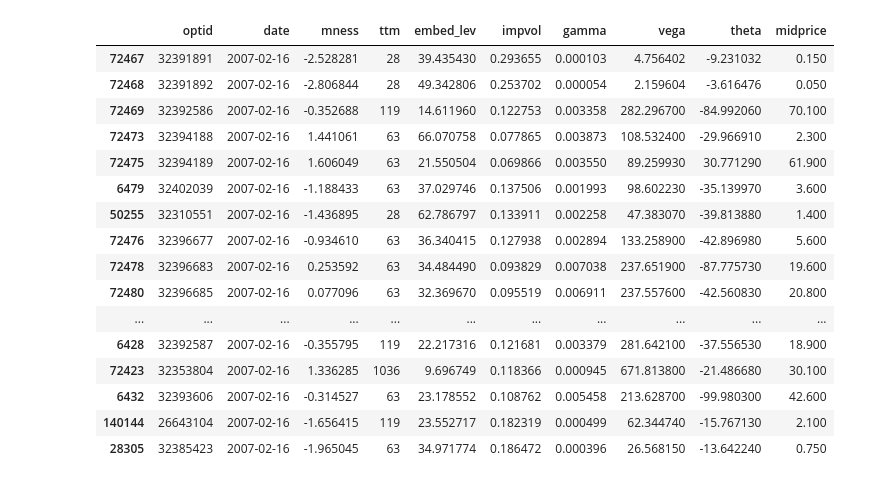
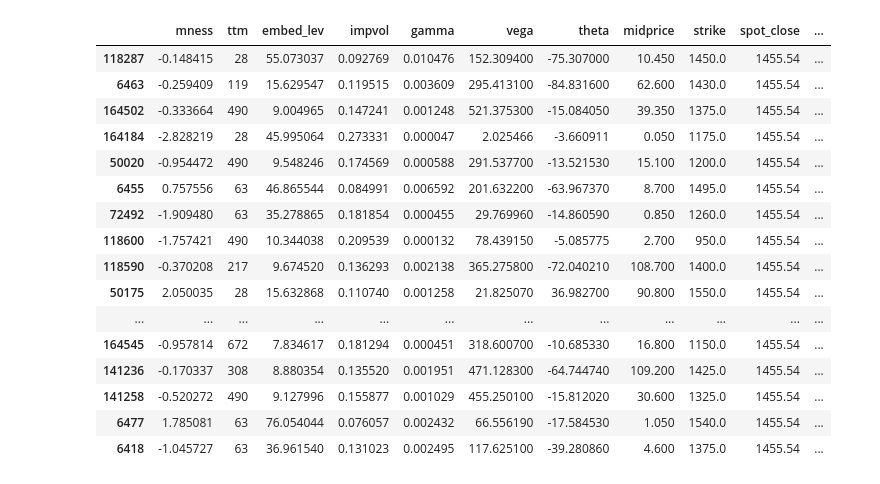
Before and after one commit to kostyantynHrytsyuk/risk-options-2021, a Jupyter notebook: Project_2.ipynb, the cells around one changed output. Cells and saved outputs as stored; diff of their text form; code cells hidden in the pictures.

```diff
--- a/Project_2.ipynb
+++ b/Project_2.ipynb
@@ -45,2 +52,2 @@ df[['cp_flag', 'date','strike', 'midprice', 'spot_close', 'mness','divrate', 'de
 # %%
-df[['mness', 'ttm', 'embed_lev', 'impvol', 'gamma', 'vega', 'theta', 'midprice']].apply(lambda x: get_summary(x), axis=0)
+features = ['mness', 'ttm', 'embed_lev', 'impvol', 'gamma', 'vega', 'theta', 'midprice']
@@ -95,0 +97,2 @@ clear_df = df[['optid','date','mness', 'ttm', 'embed_lev', 'impvol', 'gamma', 'v
+# %%
+features += ['strike', 'spot_close', 'divrate', 'vix', 'short_rate', 'delta', 'date'] + ['optid']
@@ -95,0 +127,6 @@ clear_df = df[['optid','date','mness', 'ttm', 'embed_lev', 'impvol', 'gamma', 'v
+# %%
+clear_df = df[features]
+# %%
+start_date = '2007-02'
+y_price = clear_df[clear_df['date'] > start_date]['midprice']
+y_price
@@ -96,24 +146,24 @@ clear_df = df[['optid','date','mness', 'ttm', 'embed_lev', 'impvol', 'gamma', 'v
 # %%
-first_df = clear_df[clear_df['date'] < '2007-02-20'].sort_values(by='date')
+first_df = clear_df[clear_df['date'] < add_months(start_date)]
 first_df.tail(45)
 # %% [output]
-|  | optid | date | mness | ttm | embed_lev | impvol | gamma | vega | theta | midprice |
-| 72467 | 32391891 | 2007-02-16 | -2.528281 | 28 | 39.435430 | 0.293655 | 0.000103 | 4.756402 | -9.231032 | 0.150 |
-| 72468 | 32391892 | 2007-02-16 | -2.806844 | 28 | 49.342806 | 0.253702 | 0.000054 | 2.159604 | -3.616476 | 0.050 |
-| 72469 | 32392586 | 2007-02-16 | -0.352688 | 119 | 14.611960 | 0.122753 | 0.003358 | 282.296700 | -84.992060 | 70.100 |
-| 72473 | 32394188 | 2007-02-16 | 1.441061 | 63 | 66.070758 | 0.077865 | 0.003873 | 108.532400 | -29.966910 | 2.300 |
-| 72475 | 32394189 | 2007-02-16 | 1.606049 | 63 | 21.550504 | 0.069866 | 0.003550 | 89.259930 | 30.771290 | 61.900 |
-| 6479 | 32402039 | 2007-02-16 | -1.188433 | 63 | 37.029746 | 0.137506 | 0.001993 | 98.602230 | -35.139970 | 3.600 |
-| 50255 | 32310551 | 2007-02-16 | -1.436895 | 28 | 62.786797 | 0.133911 | 0.002258 | 47.383070 | -39.813880 | 1.400 |
-| 72476 | 32396677 | 2007-02-16 | -0.934610 | 63 | 36.340415 | 0.127938 | 0.002894 | 133.258900 | -42.896980 | 5.600 |
-| 72478 | 32396683 | 2007-02-16 | 0.253592 | 63 | 34.484490 | 0.093829 | 0.007038 | 237.651900 | -87.775730 | 19.600 |
-| 72480 | 32396685 | 2007-02-16 | 0.077096 | 63 | 32.369670 | 0.095519 | 0.006911 | 237.557600 | -42.560830 | 20.800 |
-| ... | ... | ... | ... | ... | ... | ... | ... | ... | ... | ... |
-| 6428 | 32392587 | 2007-02-16 | -0.355795 | 119 | 22.217316 | 0.121681 | 0.003379 | 281.642100 | -37.556530 | 18.900 |
-| 72423 | 32353804 | 2007-02-16 | 1.336285 | 1036 | 9.696749 | 0.118366 | 0.000945 | 671.813800 | -21.486680 | 30.100 |
-| 6432 | 32393606 | 2007-02-16 | -0.314527 | 63 | 23.178552 | 0.108762 | 0.005458 | 213.628700 | -99.980300 | 42.600 |
-| 140144 | 26643104 | 2007-02-16 | -1.656415 | 119 | 23.552717 | 0.182319 | 0.000499 | 62.344740 | -15.767130 | 2.100 |
-| 28305 | 32385423 | 2007-02-16 | -1.965045 | 63 | 34.971774 | 0.186472 | 0.000396 | 26.568150 | -13.642240 | 0.750 |
+|  | mness | ttm | embed_lev | impvol | gamma | vega | theta | midprice | strike | spot_close | ... |
+| 118287 | -0.148415 | 28 | 55.073037 | 0.092769 | 0.010476 | 152.309400 | -75.307000 | 10.450 | 1450.0 | 1455.54 | ... |
+| 6463 | -0.259409 | 119 | 15.629547 | 0.119515 | 0.003609 | 295.413100 | -84.831600 | 62.600 | 1430.0 | 1455.54 | ... |
+| 164502 | -0.333664 | 490 | 9.004965 | 0.147241 | 0.001248 | 521.375300 | -15.084050 | 39.350 | 1375.0 | 1455.54 | ... |
+| 164184 | -2.828219 | 28 | 45.995064 | 0.273331 | 0.000047 | 2.025466 | -3.660911 | 0.050 | 1175.0 | 1455.54 | ... |
+| 50020 | -0.954472 | 490 | 9.548246 | 0.174569 | 0.000588 | 291.537700 | -13.521530 | 15.100 | 1200.0 | 1455.54 | ... |
+| 6455 | 0.757556 | 63 | 46.865544 | 0.084991 | 0.006592 | 201.632200 | -63.967370 | 8.700 | 1495.0 | 1455.54 | ... |
+| 72492 | -1.909480 | 63 | 35.278865 | 0.181854 | 0.000455 | 29.769960 | -14.860590 | 0.850 | 1260.0 | 1455.54 | ... |
+| 118600 | -1.757421 | 490 | 10.344038 | 0.209539 | 0.000132 | 78.439150 | -5.085775 | 2.700 | 950.0 | 1455.54 | ... |
+| 118590 | -0.370208 | 217 | 9.674520 | 0.136293 | 0.002138 | 365.275800 | -72.040210 | 108.700 | 1400.0 | 1455.54 | ... |
+| 50175 | 2.050035 | 28 | 15.632868 | 0.110740 | 0.001258 | 21.825070 | 36.982700 | 90.800 | 1550.0 | 1455.54 | ... |
+| ... | ... | ... | ... | ... | ... | ... | ... | ... | ... | ... | ... |
+| 164545 | -0.957814 | 672 | 7.834617 | 0.181294 | 0.000451 | 318.600700 | -10.685330 | 16.800 | 1150.0 | 1455.54 | ... |
+| 141236 | -0.170337 | 308 | 8.880354 | 0.135520 | 0.001951 | 471.128300 | -64.744740 | 109.200 | 1425.0 | 1455.54 | ... |
+| 141258 | -0.520272 | 490 | 9.127996 | 0.155877 | 0.001029 | 455.250100 | -15.812020 | 30.600 | 1325.0 | 1455.54 | ... |
+| 6477 | 1.785081 | 63 | 76.054044 | 0.076057 | 0.002432 | 66.556190 | -17.584530 | 1.050 | 1540.0 | 1455.54 | ... |
+| 6418 | -1.045727 | 63 | 36.961540 | 0.131023 | 0.002495 | 117.625100 | -39.280860 | 4.600 | 1375.0 | 1455.54 | ... |
 # %%
 first_df = clear_df[clear_df['date'] < '2007-01-01'].sort_values(by='date').drop(columns=['date'])
 
```
Also changed, not shown: parts of 16 cells of this notebook, 1 other file.
